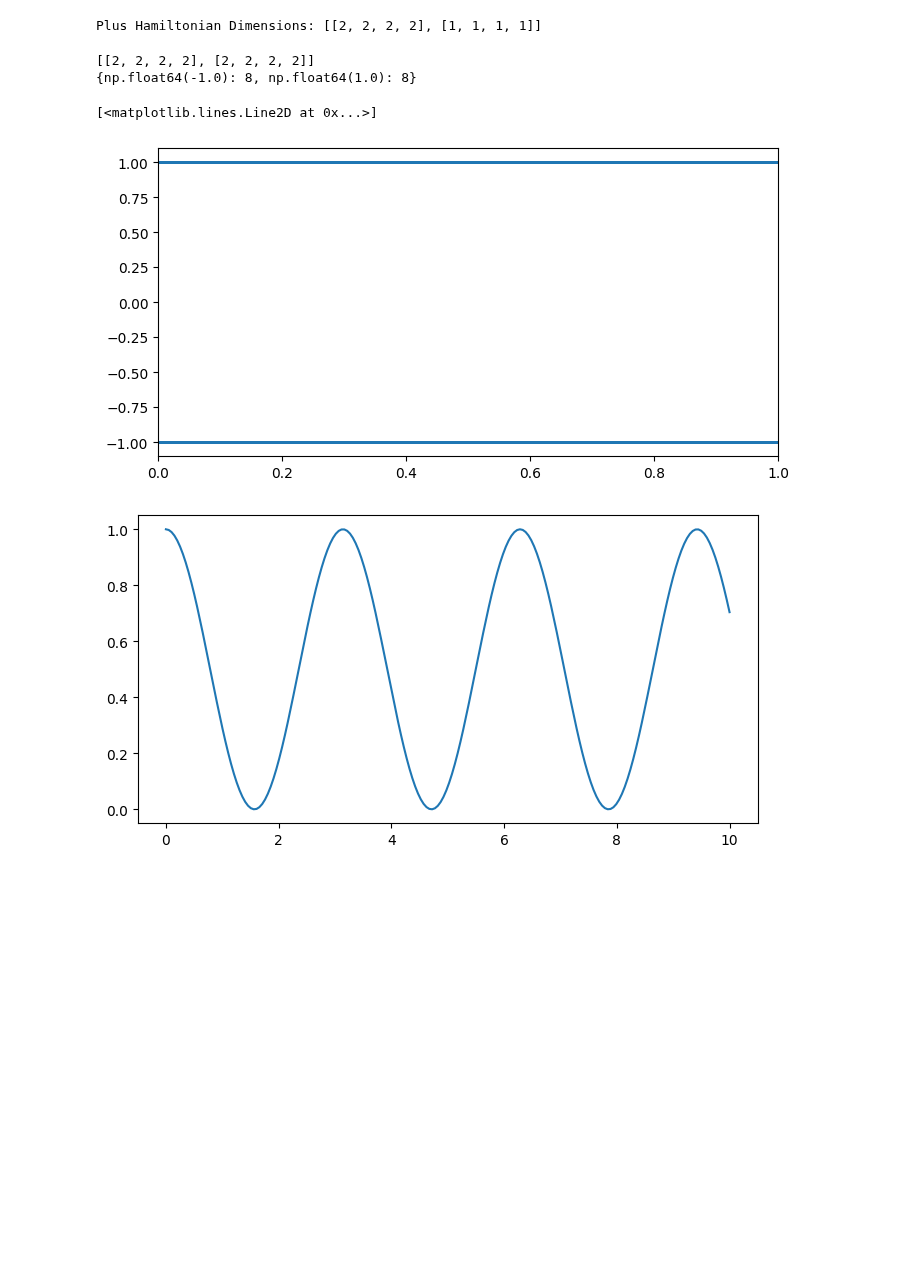
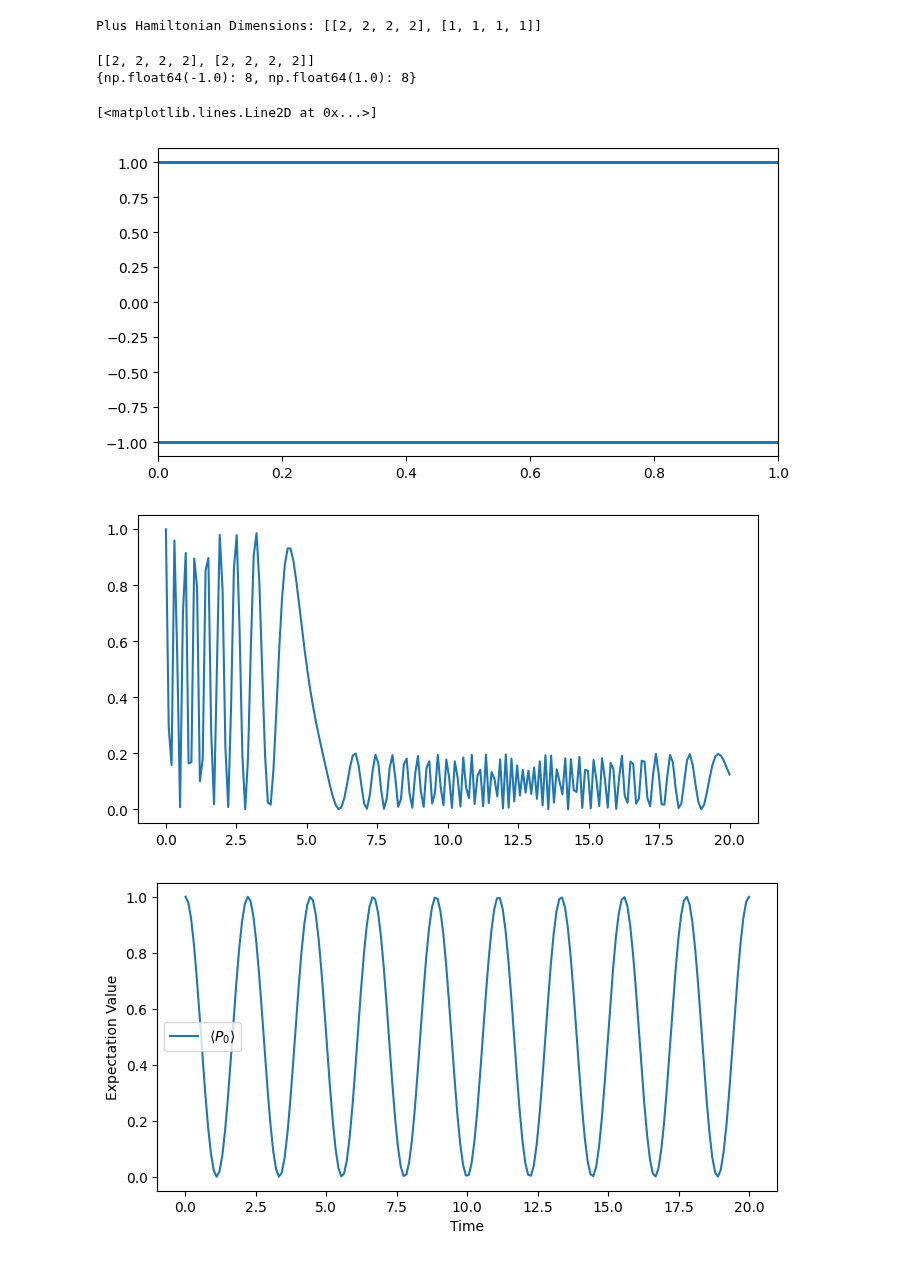
Before and after one commit to chenscheimq/QEC, a Jupyter notebook: Gadgets/test_simple_4_local.ipynb, the cells around one changed output. Saved outputs shown, nothing was run; the diff lists cells and outputs as text; code cells hidden in the pictures; blank space fills up the shorter version.

```diff
--- a/Gadgets/test_simple_4_local.ipynb
+++ b/Gadgets/test_simple_4_local.ipynb
@@ -223,10 +248,15 @@ print("Plus Hamiltonian Dimensions:", plus_state.dims)
 # %% [output]
 Plus Hamiltonian Dimensions: [[2, 2, 2, 2], [1, 1, 1, 1]]
 # %%
-eigenvalues, eigenstates = tensor(four_local).eigenstates()
+H_S = 0
+for i in hs:
+    H_S += tensor(i)
+
+
+eigenvalues, eigenstates = tensor(H_S).eigenstates()
 energies = {}
 
-print(tensor(four_local).dims)
+print(tensor(H_S).dims)
 plt.figure(figsize=(8, 4))
 # Loop through both arrays
 for energy, state in zip(eigenvalues, eigenstates):
@@ -243,10 +273,8 @@ print(energies)
 P_plus = plus_state * plus_state.dag()
 P_zero = zero_state * zero_state.dag()
 
-times = np.linspace(0, 10, 200)
 
-H = tensor(four_local)
-evolution = sesolve(H, plus_state, times, e_ops=[P_plus])
+evolution = sesolve([[H_ind_reg, delta_t], H_S], zero_state, times, e_ops=[P_zero])
 
 plt.figure(figsize=(8, 4))
 plt.plot(times, evolution.expect[0], label=r"")
@@ -255,4 +283,31 @@ plt.plot(times, evolution.expect[0], label=r"")
 {np.float64(-1.0): 8, np.float64(1.0): 8}
 [<matplotlib.lines.Line2D at 0x...>]
 [figure]
-[figure, old version]
+[figure, new version]
+# %%
+from qutip import krylovsolve
+
+# Define a constant Hamiltonian (e.g., an approximation or simplified version of H_time_dep)
+H_constant = H_ind_reg + H_S
+
+# Initial state
+psi0 = zero_state
+
+# Define the observable for expectation value calculation
+observables = [P_zero]
+
+# Krylov subspace dimension
+krylov_dim = 5  # Adjust this parameter as needed for accuracy vs. performance
+
+# Solve the Schrödinger equation using the Krylov solver
+evolution_krylov = krylovsolve(H_constant, psi0, times, e_ops=observables, krylov_dim=krylov_dim)
+
+# Plot the results
+plt.figure(figsize=(8, 4))
+plt.plot(times, evolution_krylov.expect[0], label=r"$\langle P_{0} \rangle$")
+plt.xlabel("Time")
+plt.ylabel("Expectation Value")
+plt.legend()
+plt.show()
+# %% [output]
+[figure, added]
```
Also changed, not shown: parts of 5 cells of this notebook.
